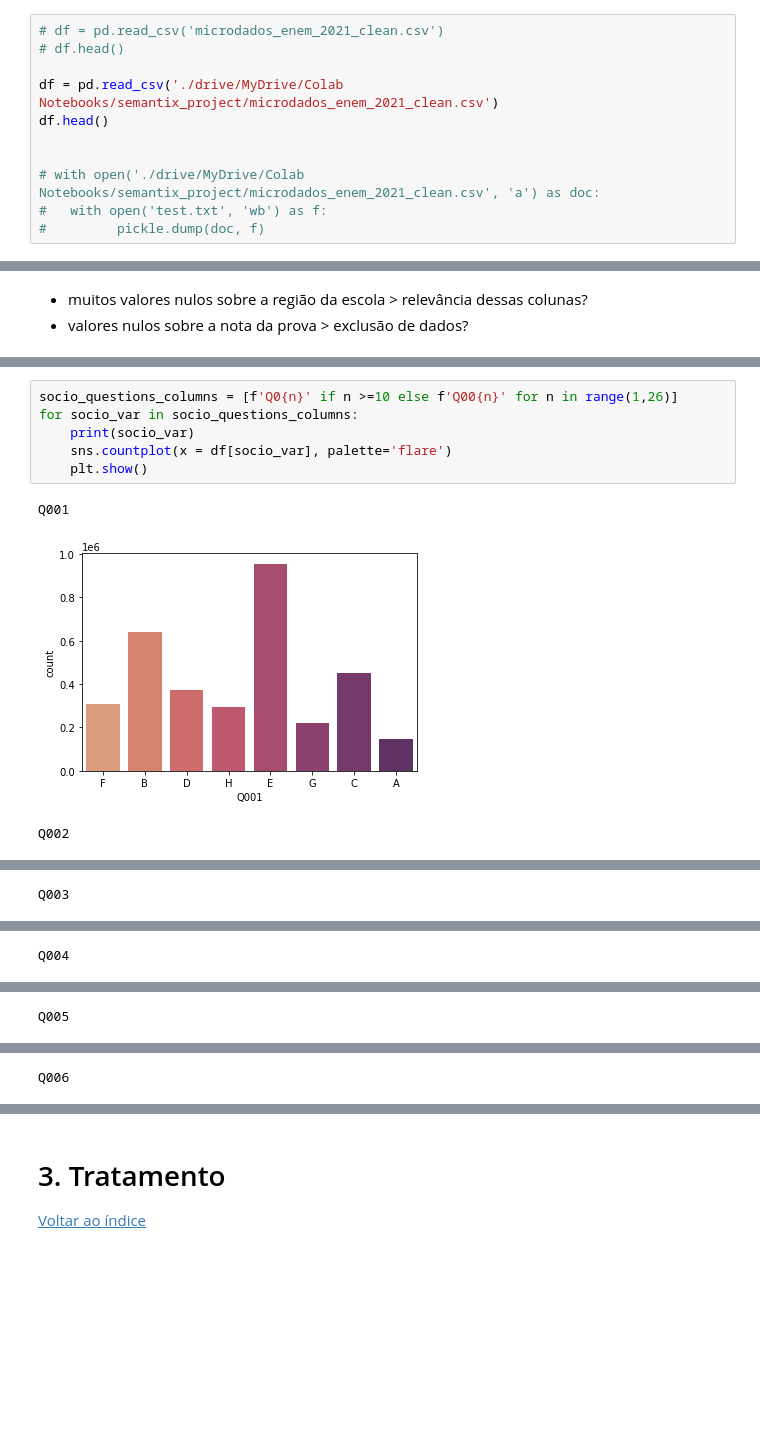
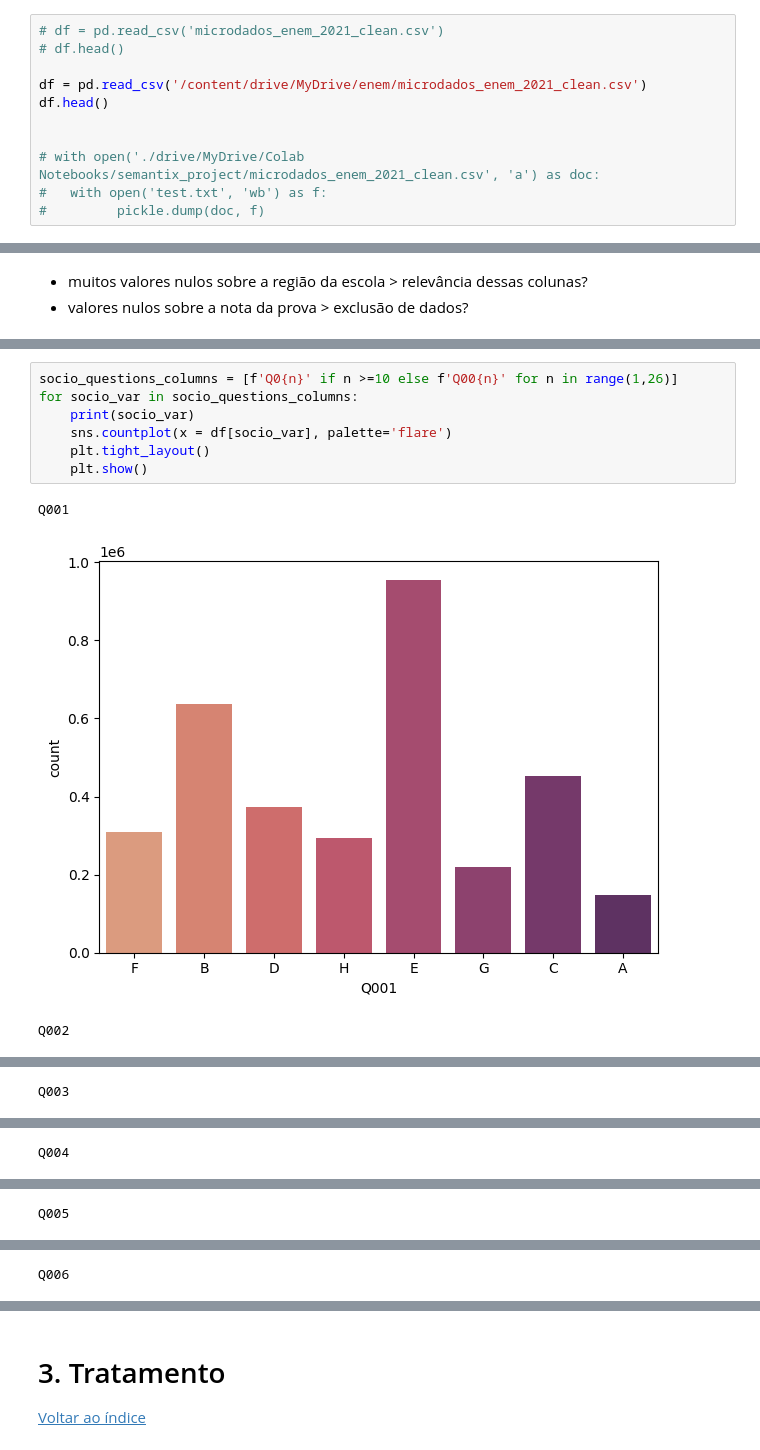
Before and after one commit to jefersonmglh/analise_enem_projeto_semantix, a Jupyter notebook: main.ipynb, the cells around one changed output, grey strips where cells are left out. Cells and saved outputs as stored; diff of their text form; blank space fills up the shorter version.

```diff
--- a/main.ipynb
+++ b/main.ipynb
@@ -51,7 +51,7 @@ Drive already mounted at /content/drive; to attempt to forcibly remount, call dr
 # df = pd.read_csv('microdados_enem_2021_clean.csv')
 # df.head()
 
-df = pd.read_csv('./drive/MyDrive/Colab Notebooks/semantix_project/microdados_enem_2021_clean.csv')
+df = pd.read_csv('/content/drive/MyDrive/enem/microdados_enem_2021_clean.csv')
 df.head()
 
 
@@ -142,10 +142,11 @@ NU_NOTA_MT
 # %%
 socio_questions_columns = [f'Q0{n}' if n >=10 else f'Q00{n}' for n in range(1,26)]
 for socio_var in socio_questions_columns:
     print(socio_var)
     sns.countplot(x = df[socio_var], palette='flare')
+    plt.tight_layout()
     plt.show()
 # %% [output]
 Q001
-[figure, old version]
+[figure, new version]
 Q002
```
Also changed, not shown: parts of 21 cells of this notebook, 7 other files.
